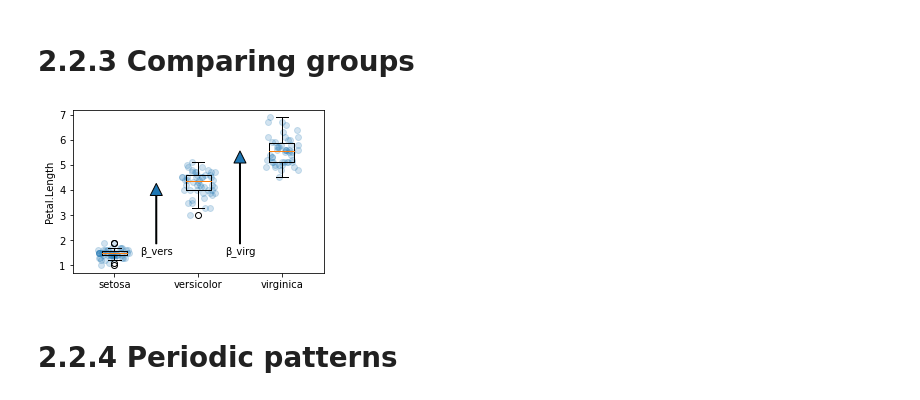
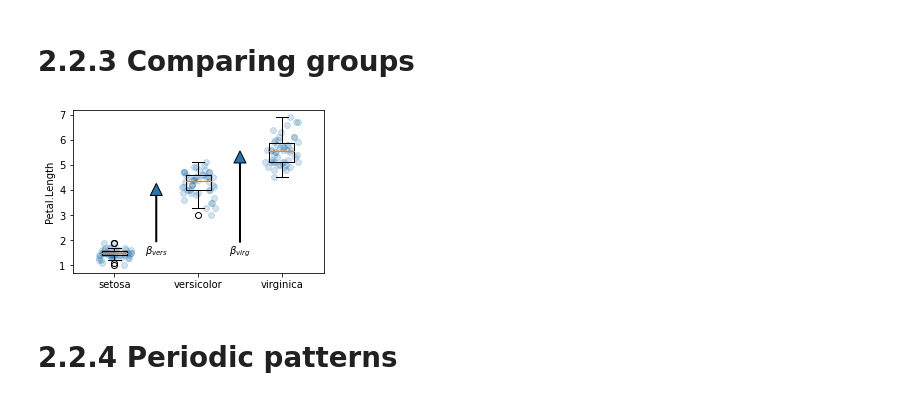
Before and after one commit to damonjw/datasci, a Jupyter notebook: lm.ipynb, the cells around one changed output. Drawn from its saved outputs; the diff is of its cells as text; code cells hidden in the pictures.

```diff
--- a/lm.ipynb
+++ b/lm.ipynb
@@ -12,6 +12,6 @@ import sklearn.linear_model
 
 * The **stop-and-search dataset** is from the [UK Home Office](https://data.police.uk/api/). Code for retrieving it from the police website is given in the `stop-and-search.ipynb` notebook.
 # %%
-url = 'https://www.cl.cam.ac.uk/teaching/2021/DataSci/data/iris.csv'
+url = 'https://www.cl.cam.ac.uk/teaching/2122/DataSci/data/iris.csv'
 iris = pandas.read_csv(url)
 # %%
@@ -183,21 +185,21 @@ model.fit(X, PL)
 # %%
 # For showing a scatter plot + box plot together, it's handy to convert
 # species levels into integers. Matplotlib boxplot likes its indexes to start at 1.
 speciesI = np.ones_like(species)
 for i,k in enumerate(species_levels):
     speciesI[species==k] = i+2
 
 fig,ax = plt.subplots(figsize=(4.5,3))
 ax.scatter(speciesI + 0.2*np.random.uniform(low=-1,high=1,size=len(iris)), PL, alpha=.2)
 ax.boxplot([PL[species==k] for k in [species0]+species_levels], labels=[species0]+species_levels)
 ax.set_ylabel('Petal.Length')
 
-plt.annotate('β_vers', xytext=(1.5,α), xy=(1.5,α+β_vers), ha='center', arrowprops={'width':1})
-plt.annotate('β_virg', xytext=(2.5,α), xy=(2.5,α+β_virg), ha='center', arrowprops={'width':1})
+plt.annotate('$β_{vers}$', xytext=(1.5,α), xy=(1.5,α+β_vers), ha='center', arrowprops={'width':1})
+plt.annotate('$β_{virg}$', xytext=(2.5,α), xy=(2.5,α+β_virg), ha='center', arrowprops={'width':1})
 
 plt.show()
 # %% [output]
-[figure, old version]
+[figure, new version]
 # %% [markdown]
 # 2.2.4 Periodic patterns
 # %%
```
Also changed, not shown: parts of 10 cells of this notebook.
